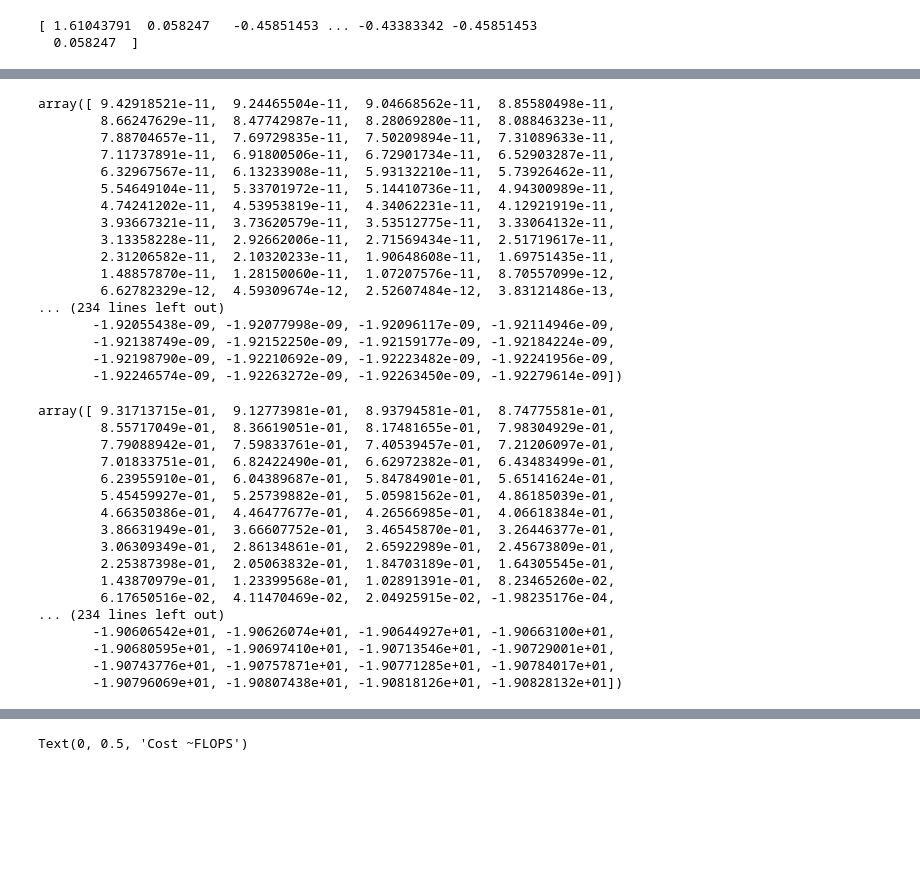
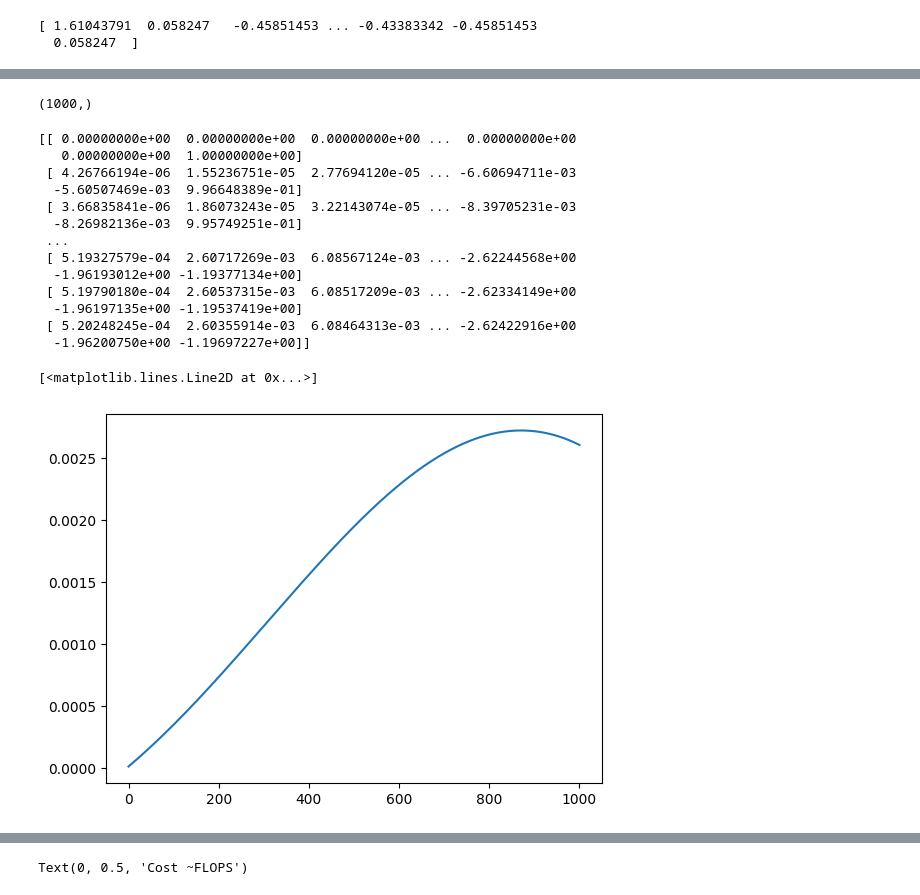
Before and after one commit to mohanagr/braindump, a Jupyter notebook: corr func flicker noise-SVD-data_gen.ipynb, the cells around one changed output, grey strips where cells are left out. Cells and saved outputs as stored; diff of their text form; code cells hidden in the pictures; blank space fills up the shorter version.

```diff
--- a/corr func flicker noise-SVD-data_gen.ipynb
+++ b/corr func flicker noise-SVD-data_gen.ipynb
@@ -113,3 +133,10 @@ array([0.1, 0.2, 0.3, 0.4, 0.5, 0.6, 0.7, 0.8, 0.9, 1. ])
+# %%
+vec=get_acf(my_tau,f1,f2)
+vec=vec[::-1]
+coeff=Cinv@vec
+print(coeff.shape)
+# %% [output]
+(1000,)
 # %%
 for i,dtau in enumerate(dtaus):
     tau=my_tau+dtau
@@ -117,45 +144,28 @@ for i,dtau in enumerate(dtaus):
     vec=vec[::-1]
     coeff=Cinv@vec
     coeff_arr[i,:]=coeff
+# %%
+coeff_arr[0,:]=0
+coeff_arr[0,-1]=1
+print(coeff_arr)
+# %% [output]
+[[ 0.00000000e+00  0.00000000e+00  0.00000000e+00 ...  0.00000000e+00
+   0.00000000e+00  1.00000000e+00]
+ [ 4.26766194e-06  1.55236751e-05  2.77694120e-05 ... -6.60694711e-03
+  -5.60507469e-03  9.96648389e-01]
+ [ 3.66835841e-06  1.86073243e-05  3.22143074e-05 ... -8.39705231e-03
+  -8.26982136e-03  9.95749251e-01]
+ ...
+ [ 5.19327579e-04  2.60717269e-03  6.08567124e-03 ... -2.62244568e+00
+  -1.96193012e+00 -1.19377134e+00]
+ [ 5.19790180e-04  2.60537315e-03  6.08517209e-03 ... -2.62334149e+00
+  -1.96197135e+00 -1.19537419e+00]
+ [ 5.20248245e-04  2.60355914e-03  6.08464313e-03 ... -2.62422916e+00
+  -1.96200750e+00 -1.19697227e+00]]
 # %%
 u,s,vT=np.linalg.svd(coeff_arr)
-# %%
-np.sum(coeff_arr,axis=1)
-# %% [output]
-array([ 9.42918521e-11,  9.24465504e-11,  9.04668562e-11,  8.85580498e-11,
-        8.66247629e-11,  8.47742987e-11,  8.28069280e-11,  8.08846323e-11,
-        7.88704657e-11,  7.69729835e-11,  7.50209894e-11,  7.31089633e-11,
-        7.11737891e-11,  6.91800506e-11,  6.72901734e-11,  6.52903287e-11,
-        6.32967567e-11,  6.13233908e-11,  5.93132210e-11,  5.73926462e-11,
-        5.54649104e-11,  5.33701972e-11,  5.14410736e-11,  4.94300989e-11,
-        4.74241202e-11,  4.53953819e-11,  4.34062231e-11,  4.12921919e-11,
-        3.93667321e-11,  3.73620579e-11,  3.53512775e-11,  3.33064132e-11,
-        3.13358228e-11,  2.92662006e-11,  2.71569434e-11,  2.51719617e-11,
-        2.31206582e-11,  2.10320233e-11,  1.90648608e-11,  1.69751435e-11,
-        1.48857870e-11,  1.28150060e-11,  1.07207576e-11,  8.70557099e-12,
-        6.62782329e-12,  4.59309674e-12,  2.52607484e-12,  3.83121486e-13,
-... (234 lines left out)
-       -1.92055438e-09, -1.92077998e-09, -1.92096117e-09, -1.92114946e-09,
-       -1.92138749e-09, -1.92152250e-09, -1.92159177e-09, -1.92184224e-09,
-       -1.92198790e-09, -1.92210692e-09, -1.92223482e-09, -1.92241956e-09,
-       -1.92246574e-09, -1.92263272e-09, -1.92263450e-09, -1.92279614e-09])
-# %%
-np.sum(coeff_arr,axis=1)
-# %% [output]
-array([ 9.31713715e-01,  9.12773981e-01,  8.93794581e-01,  8.74775581e-01,
-        8.55717049e-01,  8.36619051e-01,  8.17481655e-01,  7.98304929e-01,
-        7.79088942e-01,  7.59833761e-01,  7.40539457e-01,  7.21206097e-01,
-        7.01833751e-01,  6.82422490e-01,  6.62972382e-01,  6.43483499e-01,
-        6.23955910e-01,  6.04389687e-01,  5.84784901e-01,  5.65141624e-01,
-        5.45459927e-01,  5.25739882e-01,  5.05981562e-01,  4.86185039e-01,
-        4.66350386e-01,  4.46477677e-01,  4.26566985e-01,  4.06618384e-01,
-        3.86631949e-01,  3.66607752e-01,  3.46545870e-01,  3.26446377e-01,
-        3.06309349e-01,  2.86134861e-01,  2.65922989e-01,  2.45673809e-01,
-        2.25387398e-01,  2.05063832e-01,  1.84703189e-01,  1.64305545e-01,
-        1.43870979e-01,  1.23399568e-01,  1.02891391e-01,  8.23465260e-02,
-        6.17650516e-02,  4.11470469e-02,  2.04925915e-02, -1.98235176e-04,
-... (234 lines left out)
-       -1.90606542e+01, -1.90626074e+01, -1.90644927e+01, -1.90663100e+01,
-       -1.90680595e+01, -1.90697410e+01, -1.90713546e+01, -1.90729001e+01,
-       -1.90743776e+01, -1.90757871e+01, -1.90771285e+01, -1.90784017e+01,
-       -1.90796069e+01, -1.90807438e+01, -1.90818126e+01, -1.90828132e+01])
+# %%
+plt.plot(coeff_arr[:,1])
+# %% [output]
+[<matplotlib.lines.Line2D at 0x...>]
+[figure, added]
```
Also changed, not shown: parts of 25 cells of this notebook, 3 other files.
